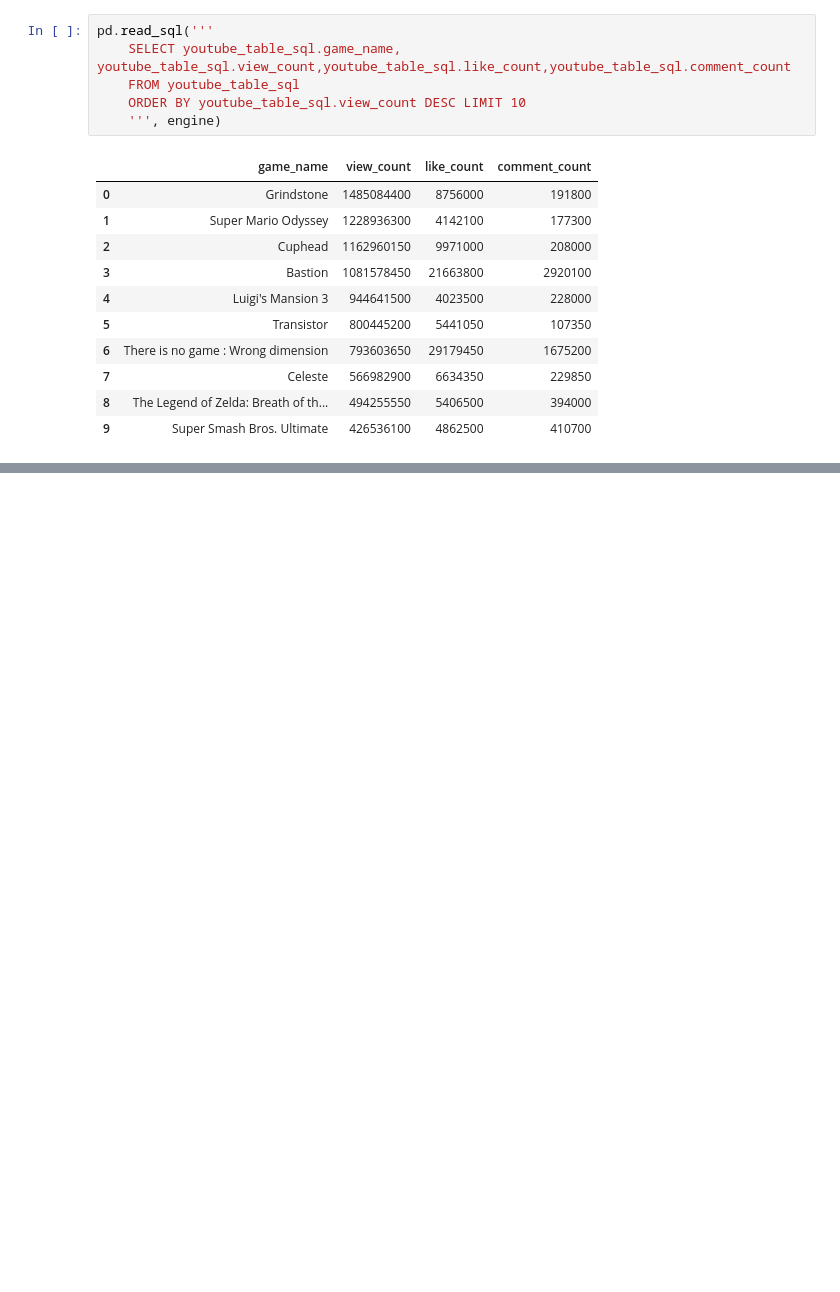
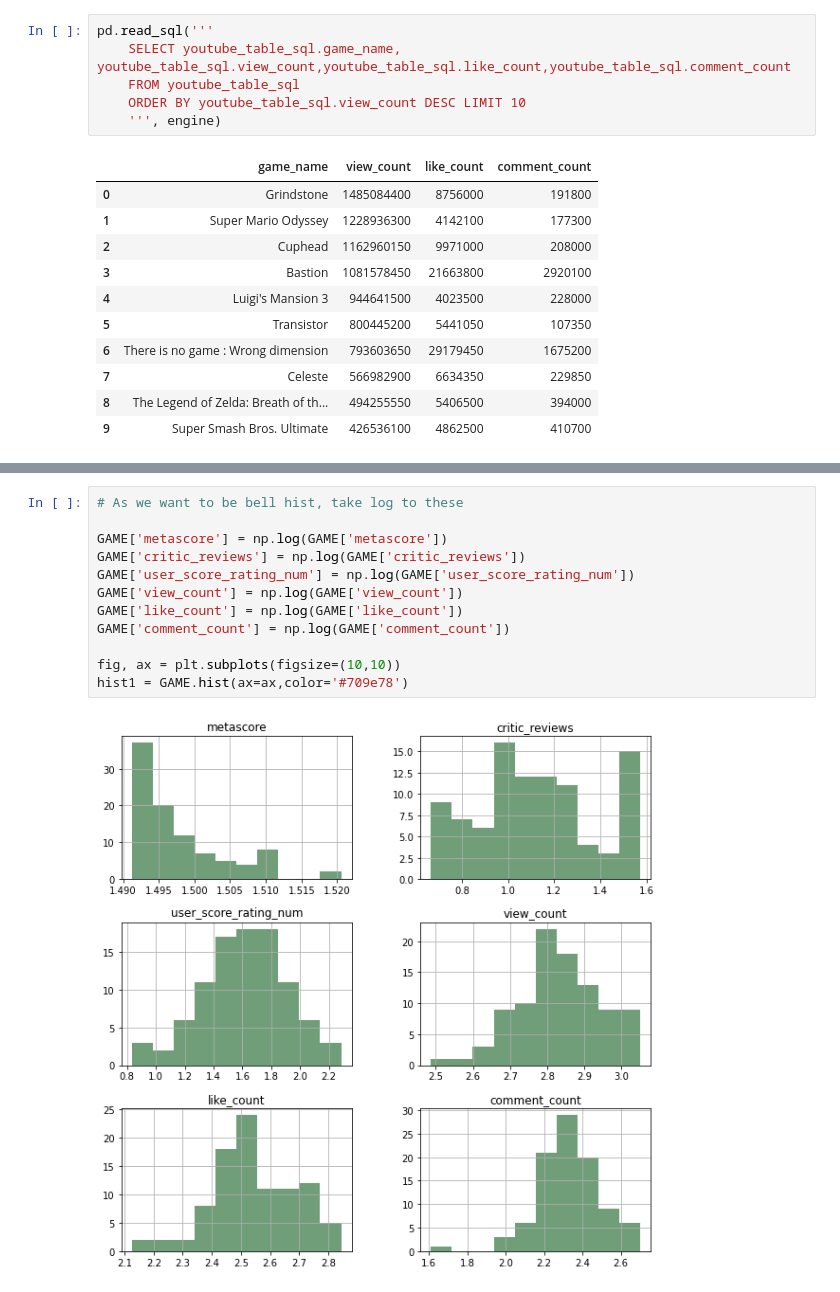
Before and after one commit to dmiao123/DE-Individual-, a Jupyter notebook: Python Work/DE Individual .ipynb, the cells around one changed output, grey strips where cells are left out. Cells and saved outputs as stored; diff of their text form; blank space fills up the shorter version.

```diff
--- a/Python Work/DE Individual .ipynb
+++ b/Python Work/DE Individual .ipynb
@@ -1390,0 +1675,14 @@ pd.read_sql('''
+# %%
+# As we want to be bell hist, take log to these
+
+GAME['metascore'] = np.log(GAME['metascore'])
+GAME['critic_reviews'] = np.log(GAME['critic_reviews'])
+GAME['user_score_rating_num'] = np.log(GAME['user_score_rating_num'])
+GAME['view_count'] = np.log(GAME['view_count'])
+GAME['like_count'] = np.log(GAME['like_count'])
+GAME['comment_count'] = np.log(GAME['comment_count'])
+
+fig, ax = plt.subplots(figsize=(10,10))
+hist1 = GAME.hist(ax=ax,color='#709e78')
+# %% [output]
+[figure, added]
```
Also changed, not shown: parts of 46 cells of this notebook.
